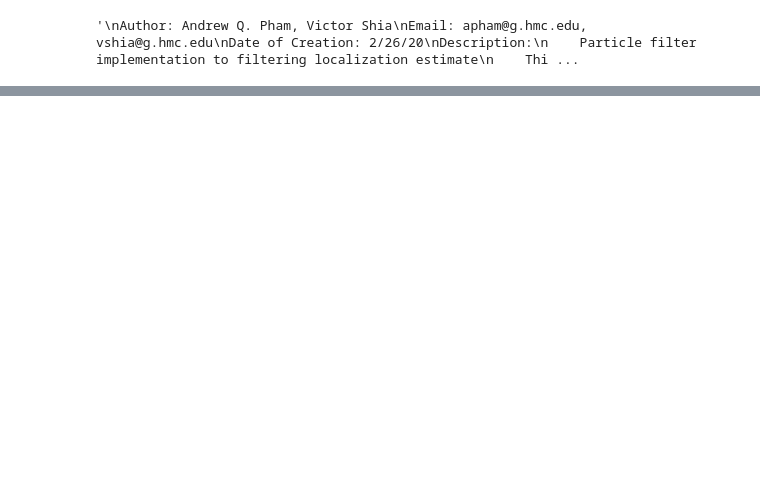
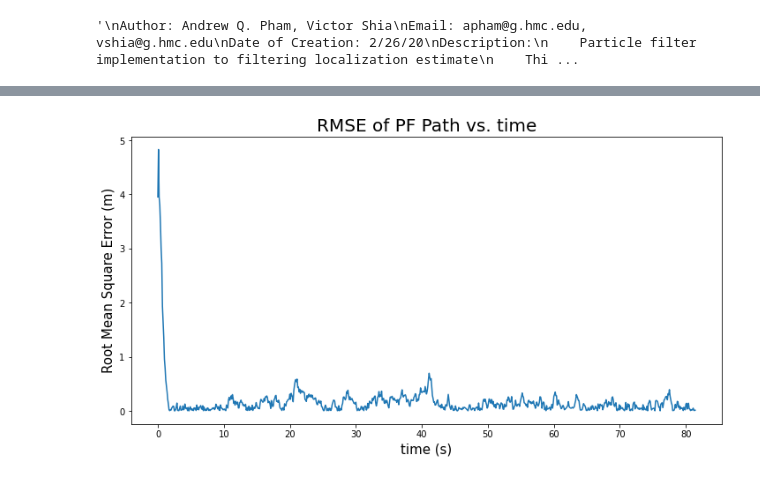
Before and after one commit to aryagoutam/E205_Lab_04, a Jupyter notebook: PF.ipynb, the cells around one changed output, grey strips where cells are left out. Drawn from its saved outputs; the diff is of its cells as text; code cells hidden in the pictures; blank space fills up the shorter version.

```diff
--- a/PF.ipynb
+++ b/PF.ipynb
@@ -282,0 +286,30 @@ state_pred_t[:,5]
+# %%
+sq_points_per_side = 500
+sq_width = 10
+
+sq_x = np.hstack((np.linspace(0,sq_width,sq_points_per_side),
+                 np.ones(sq_points_per_side)*sq_width,
+                 np.linspace(sq_width,0,sq_points_per_side),
+                 np.zeros(sq_points_per_side)))
+
+sq_y = np.hstack((np.zeros(sq_points_per_side),
+                 np.linspace(0,-sq_width,sq_points_per_side),
+                 np.ones(sq_points_per_side)*-sq_width,
+                 np.linspace(-sq_width,0,sq_points_per_side)))
+
+sq_points = np.vstack((sq_x, sq_y)).T.reshape(-1,2,1)
+
+diff_grid = np.zeros((2000,2, num_state_points))
+diff_grid += mean_particle[0:2,:].reshape(1,2,-1)
+diff_grid -= sq_points
+dist_grid = np.linalg.norm(diff_grid, axis = 1)
+dist_to_sq = np.min(dist_grid, axis = 0)
+# %%
+fig, ax = plt.subplots(figsize = (12,6))
+plt.plot(np.arange(dist_to_sq.shape[0])*DT, dist_to_sq)
+plt.title('RMSE of PF Path vs. time', fontsize = 20)
+plt.xlabel('time (s)', fontsize = 15)
+plt.ylabel('Root Mean Square Error (m)', fontsize = 15)
+plt.show()
+# %% [output]
+[figure, added]
```
Also changed, not shown: parts of 9 cells of this notebook.
